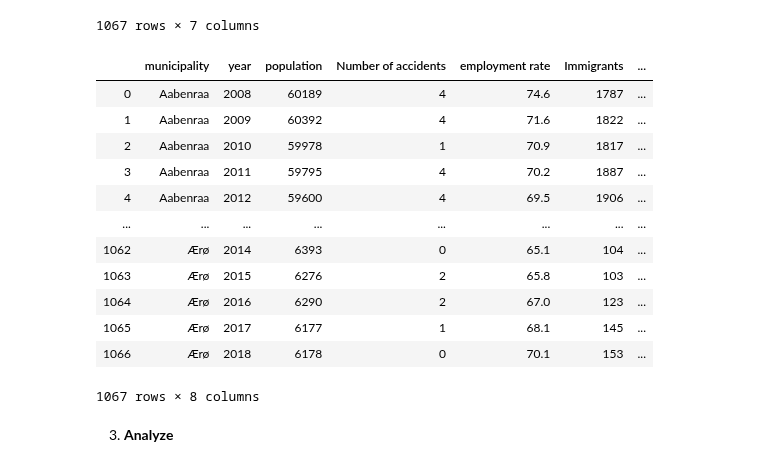
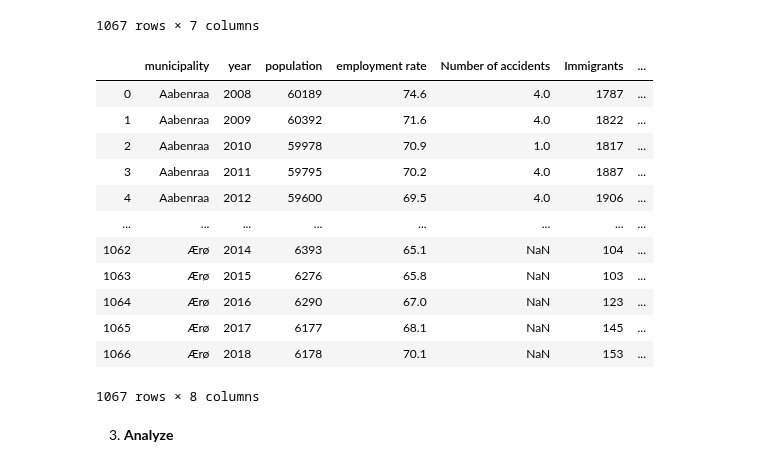
Before and after one commit to Rapyki/projects-2020-slangerne, a Jupyter notebook: dataproject/Henee.ipynb, the cells around one changed output. Drawn from its saved outputs; the diff is of its cells as text; code cells hidden in the pictures.

```diff
--- a/dataproject/Henee.ipynb
+++ b/dataproject/Henee.ipynb
@@ -182,22 +179,23 @@ variables={'OMRÅDE':['*'], 'UHELDA':['*'], 'TID':['*']} #Igen hvorfor er denne
 accidents = dst.get_data(table_id = 'UHELDK7', variables=variables)
 
 #Using the functions made in [dataproject.py]:
-accidents = dataproject.initial_rename(accidents,'Number of accidents')
-accidents = dataproject.only_keep_municipalities_and_years(accidents,0,2008,2018)
-#accidents = dataproject.row_chooser(accidents,UHELDA,'All accidents')
+accidents = B_funktioner.initial_rename(accidents,'Number of accidents')
+accidents = B_funktioner.only_keep_municipalities_and_years(accidents,0,2008,2018)
+#accidents = B_funktioner.row_chooser(accidents,UHELDA,'All accidents')
 
 #The 2 lines below ensures, that we only are going to examine "All accidents" and not the subcategories.
 I = accidents.UHELDA.str.contains('All accidents')
 accidents = accidents.loc[I == True]
 
 #Sorting
-accidents= dataproject.sort_reset(accidents)
-del accidents['UHELDA']; del accidents['BYLAND']; del accidents['UHELDSIT']
+accidents= B_funktioner.sort_reset(accidents)
+
 #Skal nedenstående med????
 #Deleting columns for which we will not examine.
 #del accidents['UHELDA']
 #del accidents['BYLAND']
 #del accidents['UHELDSIT']
 
+
 accidents
 # %% [output]
@@ -221,9 +219,9 @@ variables={'OMRÅDE':['*'],'HERKOMST':{'*'}, 'TID':['*']} #Igen hvorfor er denne
 immigrants = dst.get_data(table_id = 'FOLK1E', variables=variables)
 
 #Using the functions made in [dataproject.py]:
-immigrants = dataproject.initial_rename(immigrants,'Immigrants')
-immigrants = dataproject.only_keep_municipalities_and_years(immigrants,0,2008,2018)
-#immigrants = dataproject.row_chooser(immigrants,HERKOMST,'Immigrants from non-western countries')
+immigrants = B_funktioner.initial_rename(immigrants,'Immigrants')
+immigrants = B_funktioner.only_keep_municipalities_and_years(immigrants,0,2008,2018)
+#immigrants = B_funktioner.row_chooser(immigrants,HERKOMST,'Immigrants from non-western countries')
 
 #The 2 lines below ensures, that we only are going to examine "immigrants from non-western countries"
 I = immigrants.HERKOMST.str.contains('Immigrants from non-western countries')
@@ -235,8 +233,8 @@ immigrants = immigrants.loc[I == True]
 #del immigrants['ALDER']
 #del immigrants['HERKOMST']
 
-#Sorts and resets index
-immigrants = dataproject.sort_reset(immigrants)
+
+immigrants = B_funktioner.sort_reset(immigrants)
 immigrants
 # %% [output]
 |  | municipality | HERKOMST | year | KØN | ALDER | Immigrants |
@@ -253,16 +251,16 @@ immigrants
 | 1066 | Ærø | Immigrants from non-western count... | 2018 | Total | Total | 153 |
 1067 rows × 6 columns
 # %%
-#Dowloading data on sentences in the danish municipalities
+#Dowloading data on sentences of the danish municipalities
 
 variables={'OMRÅDE':['*'], 'TID':['*']} #Igen - hvorfor?
 #Downloading and defining:
 sentences = dst.get_data(table_id = 'STRAF41', variables=variables)
 
 #Using the functions made in [dataproject.py]:
-sentences = dataproject.initial_rename(sentences,'Number of sentences')
-sentences = dataproject.only_keep_municipalities_and_years(sentences,0,2008,2018)
-sentences = dataproject.sort_reset(sentences)
+sentences = B_funktioner.initial_rename(sentences,'Number of sentences')
+sentences = B_funktioner.only_keep_municipalities_and_years(sentences,0,2008,2018)
+sentences = B_funktioner.sort_reset(sentences)
 
 #Mangler vi ikke:
 #Deleting columns whcích we are not going to examine:
@@ -292,16 +290,15 @@ variables={'OMRÅDE':['*'], 'TID':['*'], 'ENHED':['*']} #IGen hvorfor
 avginc = dst.get_data(table_id = 'INDKP107', variables=variables)
 
 #Using the functions made in [dataproject.py]:
-avginc = dataproject.initial_rename(avginc,'Avg disp income')
-avginc = dataproject.only_keep_municipalities_and_years(avginc,0,2008,2018)
-
+avginc = B_funktioner.initial_rename(avginc,'Avg disp income')
+avginc = B_funktioner.only_keep_municipalities_and_years(avginc,0,2008,2018)
 
 #The 2 lines below ensures, that we only are going to examine "Average income for all people"
 I = avginc.ENHED.str.contains('all people')
 avginc = avginc.loc[I == True]
 
 #Sorting
-avginc = dataproject.sort_reset(avginc)
+avginc = B_funktioner.sort_reset(avginc)
 
 #Mangler vi ikke:
 #Deleting columns whcích we are not going to examine:
@@ -328,29 +325,24 @@ avginc
 # %%
 #Merge of all the downloaded datasets to one
 
 Tabel1 = pop
 
-Tabel1 = Tabel1.merge(accidents, left_on=['municipality','year'], right_on=['municipality','year'], how='left')
-Tabel1 = Tabel1.fillna(0); Tabel1['Number of accidents'] = Tabel1['Number of accidents'].astype(int) #sets the years with 0 accidents to 0 instead of NaN and round the numbers
-
-
-
-Tabel1 = Tabel1.join([empl['employment rate'],immigrants['Immigrants'],sentences['Number of sentences'],avginc['Avg disp income']]) #['x'] tells which columns shall be used / merged on to the new main tabel.
+Tabel1 = Tabel1.join([empl['employment rate'],accidents['Number of accidents'],immigrants['Immigrants'],sentences['Number of sentences'],avginc['Avg disp income']]) #['x'] tells which columns shall be used / transported to the new main tabel.
 
 Tabel1
 # %% [output]
-|  | municipality | year | population | Number of accidents | employment rate | Immigrants | ... |
-| 0 | Aabenraa | 2008 | 60189 | 4 | 74.6 | 1787 | ... |
-| 1 | Aabenraa | 2009 | 60392 | 4 | 71.6 | 1822 | ... |
-| 2 | Aabenraa | 2010 | 59978 | 1 | 70.9 | 1817 | ... |
-| 3 | Aabenraa | 2011 | 59795 | 4 | 70.2 | 1887 | ... |
-| 4 | Aabenraa | 2012 | 59600 | 4 | 69.5 | 1906 | ... |
+|  | municipality | year | population | employment rate | Number of accidents | Immigrants | ... |
+| 0 | Aabenraa | 2008 | 60189 | 74.6 | 4.0 | 1787 | ... |
+| 1 | Aabenraa | 2009 | 60392 | 71.6 | 4.0 | 1822 | ... |
+| 2 | Aabenraa | 2010 | 59978 | 70.9 | 1.0 | 1817 | ... |
+| 3 | Aabenraa | 2011 | 59795 | 70.2 | 4.0 | 1887 | ... |
+| 4 | Aabenraa | 2012 | 59600 | 69.5 | 4.0 | 1906 | ... |
 | ... | ... | ... | ... | ... | ... | ... | ... |
-| 1062 | Ærø | 2014 | 6393 | 0 | 65.1 | 104 | ... |
-| 1063 | Ærø | 2015 | 6276 | 2 | 65.8 | 103 | ... |
-| 1064 | Ærø | 2016 | 6290 | 2 | 67.0 | 123 | ... |
-| 1065 | Ærø | 2017 | 6177 | 1 | 68.1 | 145 | ... |
-| 1066 | Ærø | 2018 | 6178 | 0 | 70.1 | 153 | ... |
+| 1062 | Ærø | 2014 | 6393 | 65.1 | NaN | 104 | ... |
+| 1063 | Ærø | 2015 | 6276 | 65.8 | NaN | 103 | ... |
+| 1064 | Ærø | 2016 | 6290 | 67.0 | NaN | 123 | ... |
+| 1065 | Ærø | 2017 | 6177 | 68.1 | NaN | 145 | ... |
+| 1066 | Ærø | 2018 | 6178 | 70.1 | NaN | 153 | ... |
 1067 rows × 8 columns
 # %% [markdown]
 3. **Analyze**
```
Also changed, not shown: parts of 12 cells of this notebook.
